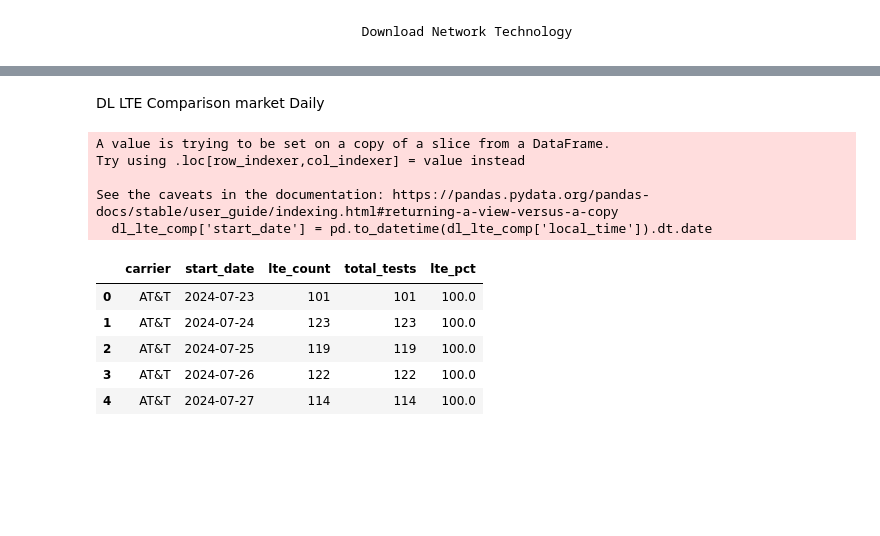
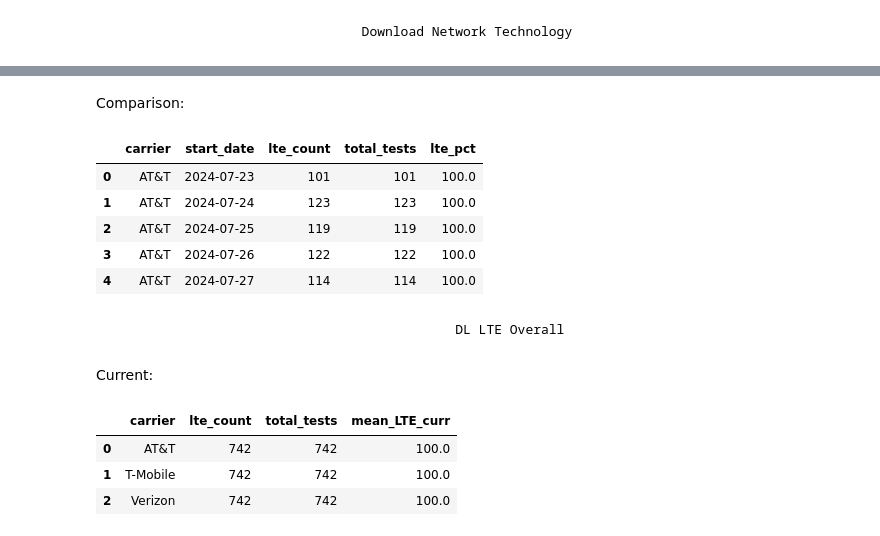
Before and after one commit to ookla-jennymassari/dq_reporting_test.py, a Jupyter notebook: dq_reporting_notebook.ipynb, the cells around one changed output, grey strips where cells are left out. Saved outputs shown, nothing was run; the diff lists cells and outputs as text; code cells hidden in the pictures; blank space fills up the shorter version.

```diff
--- a/dq_reporting_notebook.ipynb
+++ b/dq_reporting_notebook.ipynb
@@ -509,3 +509,19 @@ df_network_category_reshaped.head(len(df_network_category_reshaped))
 | 5 | 2025-1H | Verizon | 75.0 | 19.3 | 5.7 |
 # %% [markdown]
                                     Download Network Technology
+# %%
+dl_lte_curr = df_ts_curr[df_ts_curr['test_type_id'] == 20]
+dl_lte_curr['start_date'] = pd.to_datetime(dl_lte_curr['local_time']).dt.date
+
+dl_lte_comp = df_ts_comp [df_ts_comp ['test_type_id'] == 20]
+dl_lte_comp['start_date'] = pd.to_datetime(dl_lte_comp['local_time']).dt.date
+
+
+filtered_net_type_curr = (
+    dl_lte_curr['net_types'].isin([262144, 4194304, 4456448]) &
+    dl_lte_curr['net_types_desc'].isin(["LTE", "Mixed", "5G", "NR", "LTE,NR"]))
+
+filtered_net_type_comp = (
+    dl_lte_comp['net_types'].isin([262144, 4194304, 4456448]) &
+    dl_lte_comp['net_types_desc'].isin(["LTE", "Mixed", "5G", "NR", "LTE,NR"])
+)
@@ -559,51 +567,62 @@ See the caveats in the documentation: https://pandas.pydata.org/pandas-docs/stab
 | 2 | AT&T | 2025-01-25 | 125 | 125 | 100.0 |
 | 3 | AT&T | 2025-01-26 | 120 | 120 | 100.0 |
 | 4 | AT&T | 2025-01-27 | 124 | 124 | 100.0 |
-# %% [markdown]
-DL LTE Comparison market Daily
+# %% [markdown]
+Comparison:
 # %%
-dl_lte_comp = df_ts_comp [df_ts_comp ['test_type_id'] == 20]
 
-dl_lte_comp['start_date'] = pd.to_datetime(dl_lte_comp['local_time']).dt.date
-
-
-filtered_net_type = (
-    dl_lte_comp['net_types'].isin([262144, 4194304, 4456448]) &
-    dl_lte_comp['net_types_desc'].isin(["LTE", "Mixed", "5G", "NR", "LTE,NR"])
-)
-
-
-lte_1 = (
-    dl_lte_comp[filtered_net_type]
+lte_3 = (
+    dl_lte_comp[filtered_net_type_comp]
     .groupby(['carrier', 'start_date'], dropna=False)
     .size()
     .reset_index(name='lte_count')
 )
 
-
-lte_2 = (
+lte_4 = (
     dl_lte_comp
     .groupby(['carrier', 'start_date'], dropna=False)
     .size()
     .reset_index(name='total_tests')
 )
 
-
-lte_comp = pd.merge(lte_1, lte_2, on=['carrier', 'start_date'], how='outer').fillna(0)
-
+lte_comp = pd.merge(lte_3, lte_4, on=['carrier', 'start_date'], how='outer').fillna(0)
 
 lte_comp['lte_pct'] = round((lte_comp['lte_count'] / lte_comp['total_tests']) * 100, 2)
 
-lte_comp.head()
+# lte_comp.head()
 # %% [output]
-A value is trying to be set on a copy of a slice from a DataFrame.
-Try using .loc[row_indexer,col_indexer] = value instead
-
-See the caveats in the documentation: https://pandas.pydata.org/pandas-docs/stable/user_guide/indexing.html#returning-a-view-versus-a-copy
-  dl_lte_comp['start_date'] = pd.to_datetime(dl_lte_comp['local_time']).dt.date
 |  | carrier | start_date | lte_count | total_tests | lte_pct |
 | 0 | AT&T | 2024-07-23 | 101 | 101 | 100.0 |
 | 1 | AT&T | 2024-07-24 | 123 | 123 | 100.0 |
 | 2 | AT&T | 2024-07-25 | 119 | 119 | 100.0 |
 | 3 | AT&T | 2024-07-26 | 122 | 122 | 100.0 |
 | 4 | AT&T | 2024-07-27 | 114 | 114 | 100.0 |
+# %% [markdown]
+                                                DL LTE Overall
+# %% [markdown]
+Current:
+# %%
+lte_5 = (
+    dl_lte_curr[filtered_net_type_curr]
+    .groupby('carrier', dropna=False)
+    .size()
+    .reset_index(name='lte_count')
+)
+
+lte_6 = (
+    dl_lte_curr
+    .groupby('carrier', dropna=False)
+    .size()
+    .reset_index(name='total_tests')
+)
+
+lte_all_curr = pd.merge(lte_5, lte_6, on=['carrier'], how='outer').fillna(0)
+
+lte_all_curr['mean_LTE_curr'] = round((lte_all_curr['lte_count'] / lte_all_curr['total_tests']) * 100, 2)
+
+# lte_all_curr.head()
+# %% [output]
+|  | carrier | lte_count | total_tests | mean_LTE_curr |
+| 0 | AT&T | 742 | 742 | 100.0 |
+| 1 | T-Mobile | 742 | 742 | 100.0 |
+| 2 | Verizon | 742 | 742 | 100.0 |
```
Also changed, not shown: parts of 6 cells of this notebook.
